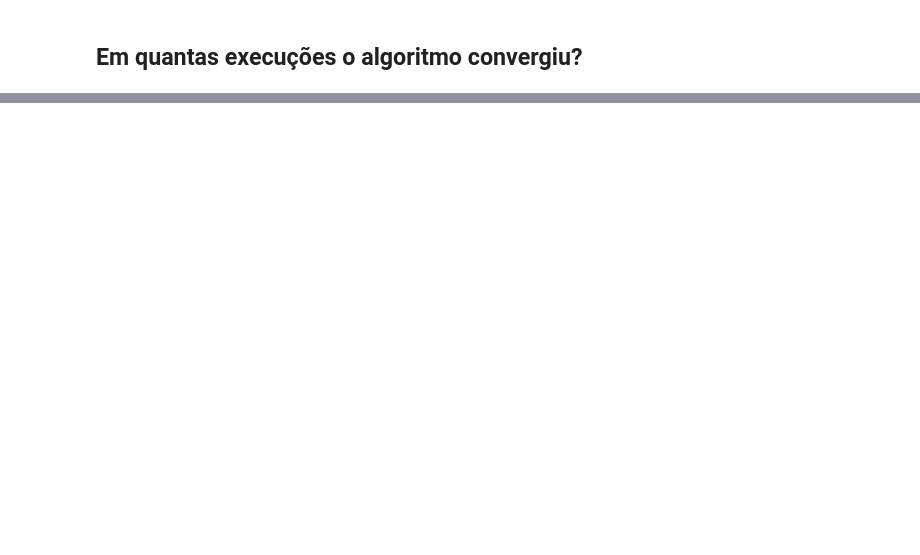
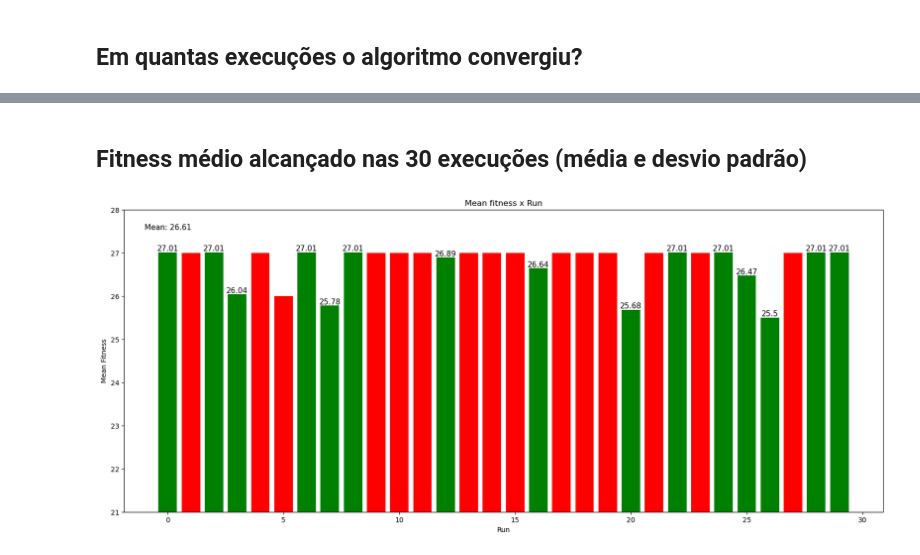
Before and after one commit to eduardaveras/bioinspired, a Jupyter notebook: 8-rainhas/plots.ipynb, the cells around one changed output, grey strips where cells are left out. Cells and saved outputs as stored; diff of their text form; code cells hidden in the pictures; blank space fills up the shorter version.

```diff
--- a/8-rainhas/plots.ipynb
+++ b/8-rainhas/plots.ipynb
@@ -81,0 +107,35 @@ plt.show()
+# %% [markdown]
+<a id='4'></a>
+## Fitness médio alcançado nas 30 execuções (média e desvio padrão)
+# %%
+last_population = [i["last_population_fitness"] for i in data]
+
+mean_last_population = []
+mean_convex = []
+std = []
+aux = []
+for run in data:
+    mean_last_population.append(np.mean(run["last_population_fitness"]))
+    std.append(np.std(run["last_population_fitness"]))
+    aux.append(run["found_solution"])
+
+plt.figure(figsize=(20, 8))
+plt.title("Mean fitness x Run")
+plt.xlabel("Run")
+plt.ylabel("Mean Fitness")
+plt.ylim(21, 28)
+
+colors = ['red' if i == False else 'green' for i in aux]
+plt.bar(range(len(mean_last_population)), mean_last_population, align='center', color=colors)
+#for each bar plot the value of the mean
+for i in range(len(mean_last_population)):
+    if colors[i] == 'green':
+        plt.text(i, mean_last_population[i], str(mean_last_population[i]), ha='center', va='bottom', color='black', fontsize=11)
+        mean_convex.append(mean_last_population[i])
+
+#plot mean_convex as a line
+
+plt.text(0, 27.5, "Mean: " + str(round(np.mean(mean_convex), 2)), ha='center', va='bottom', color='black', fontsize=11)
+plt.show()
+# %% [output]
+[figure, added]
```
Also changed, not shown: parts of 7 cells of this notebook, 2 other files.
